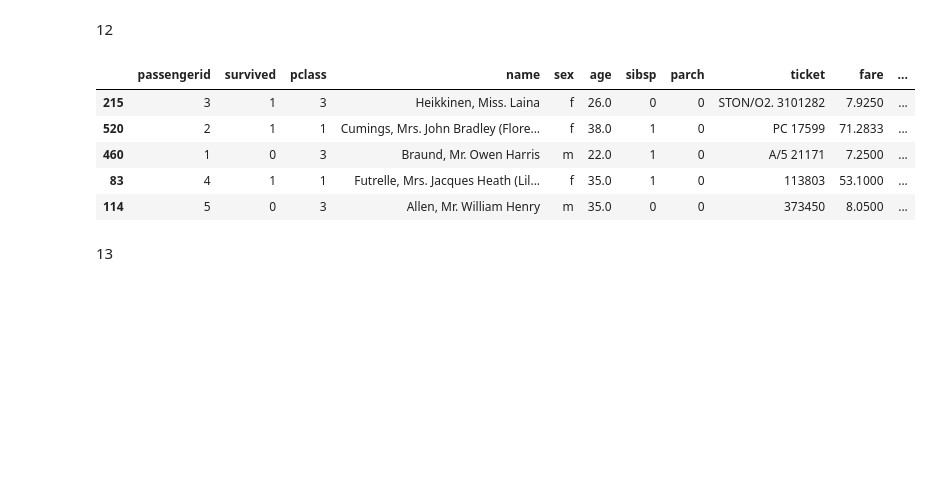
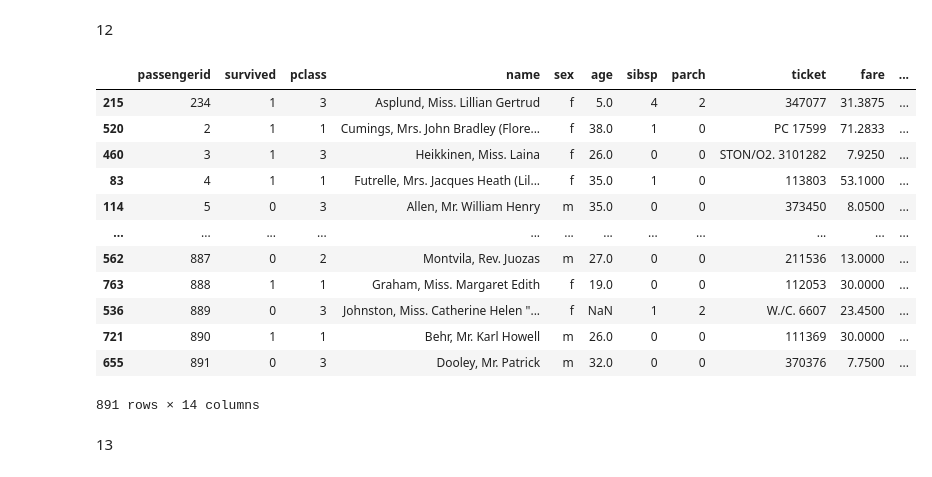
Before and after one commit to dreamy-timmy/practicum_3rd_sem, a Jupyter notebook: fifth_lesson.ipynb, the cells around one changed output. Cells and saved outputs as stored; diff of their text form; code cells hidden in the pictures; blank space fills up the shorter version.

```diff
--- a/fifth_lesson.ipynb
+++ b/fifth_lesson.ipynb
@@ -478,14 +482,21 @@ for i in united.index:
 # %%
 united['companion'] = Companion
 # %%
-united.head()
+united.query('cabin != None') #.head()
 # %% [output]
 |  | passengerid | survived | pclass | name | sex | age | sibsp | parch | ticket | fare | ... |
-| 215 | 3 | 1 | 3 | Heikkinen, Miss. Laina | f | 26.0 | 0 | 0 | STON/O2. 3101282 | 7.9250 | ... |
+| 215 | 234 | 1 | 3 | Asplund, Miss. Lillian Gertrud | f | 5.0 | 4 | 2 | 347077 | 31.3875 | ... |
 | 520 | 2 | 1 | 1 | Cumings, Mrs. John Bradley (Flore... | f | 38.0 | 1 | 0 | PC 17599 | 71.2833 | ... |
-| 460 | 1 | 0 | 3 | Braund, Mr. Owen Harris | m | 22.0 | 1 | 0 | A/5 21171 | 7.2500 | ... |
+| 460 | 3 | 1 | 3 | Heikkinen, Miss. Laina | f | 26.0 | 0 | 0 | STON/O2. 3101282 | 7.9250 | ... |
 | 83 | 4 | 1 | 1 | Futrelle, Mrs. Jacques Heath (Lil... | f | 35.0 | 1 | 0 | 113803 | 53.1000 | ... |
 | 114 | 5 | 0 | 3 | Allen, Mr. William Henry | m | 35.0 | 0 | 0 | 373450 | 8.0500 | ... |
+| ... | ... | ... | ... | ... | ... | ... | ... | ... | ... | ... | ... |
+| 562 | 887 | 0 | 2 | Montvila, Rev. Juozas | m | 27.0 | 0 | 0 | 211536 | 13.0000 | ... |
+| 763 | 888 | 1 | 1 | Graham, Miss. Margaret Edith | f | 19.0 | 0 | 0 | 112053 | 30.0000 | ... |
+| 536 | 889 | 0 | 3 | Johnston, Miss. Catherine Helen "... | f | NaN | 1 | 2 | W./C. 6607 | 23.4500 | ... |
+| 721 | 890 | 1 | 1 | Behr, Mr. Karl Howell | m | 26.0 | 0 | 0 | 111369 | 30.0000 | ... |
+| 655 | 891 | 0 | 3 | Dooley, Mr. Patrick | m | 32.0 | 0 | 0 | 370376 | 7.7500 | ... |
+891 rows × 14 columns
 # %% [markdown]
 13
 # %%
```
Also changed, not shown: parts of 26 cells of this notebook, 7 other files.
